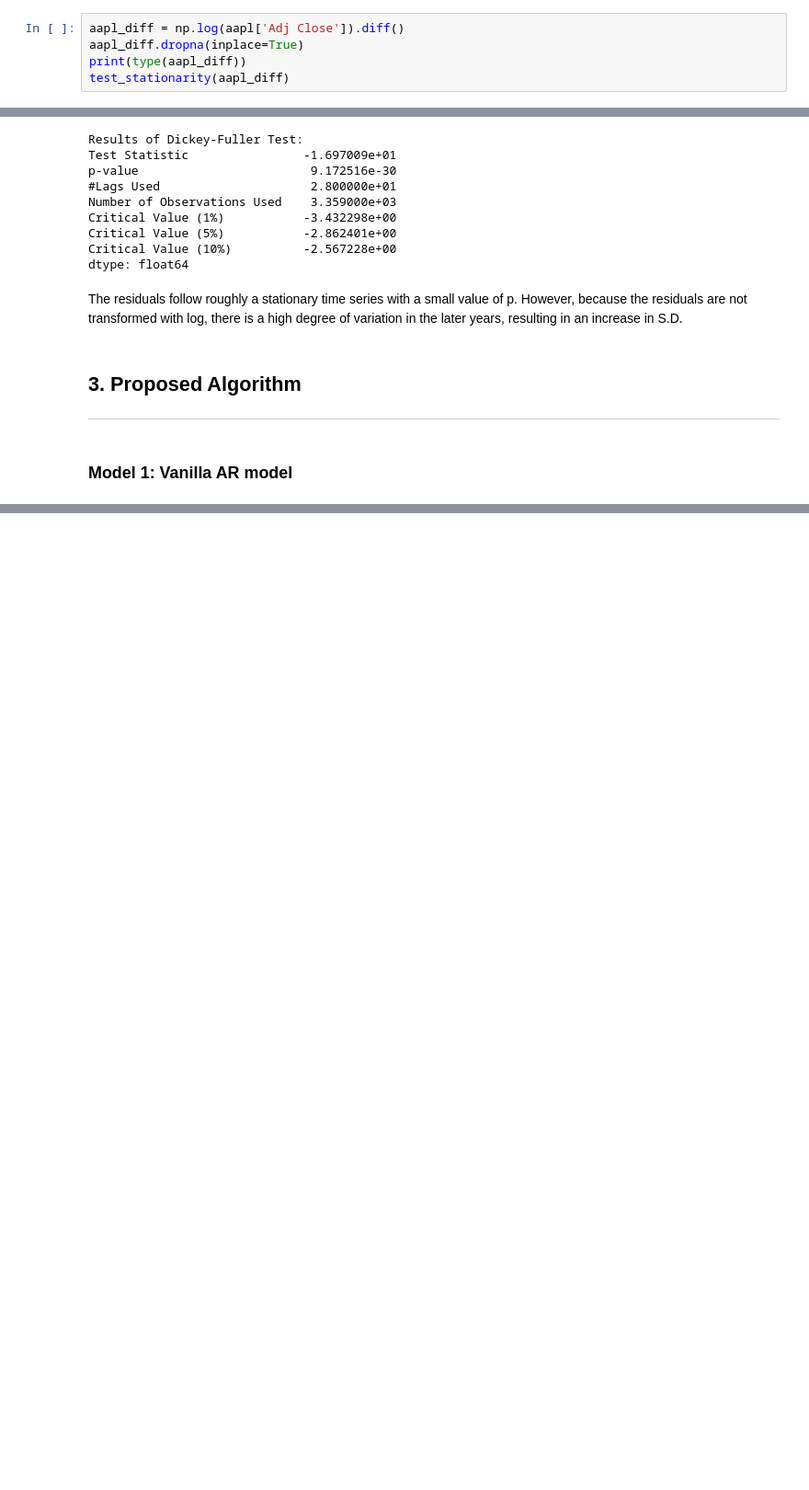
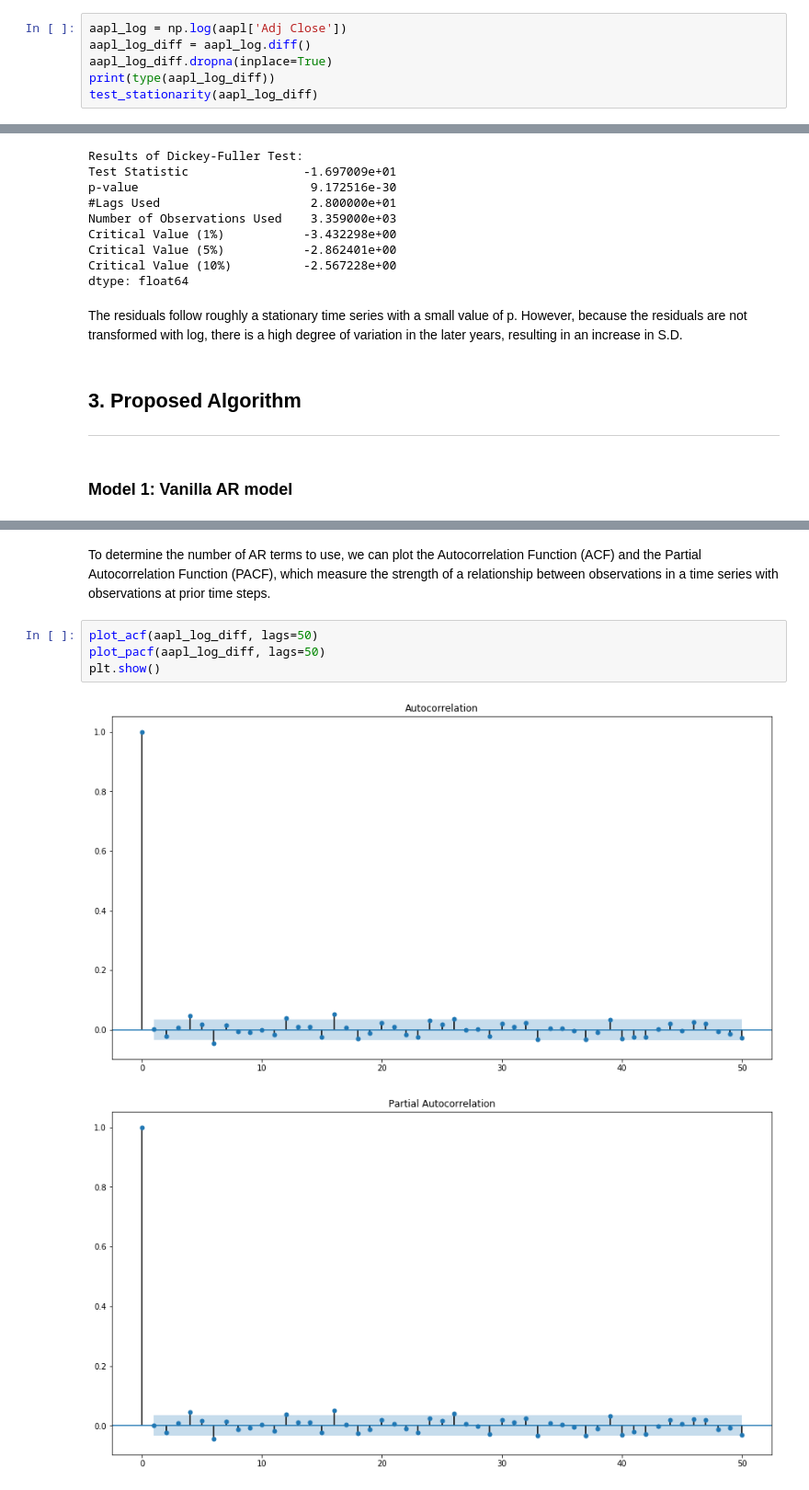
Before and after one commit to izesaon/humanperceptionmodel, a Jupyter notebook: project.ipynb, the cells around one changed output, grey strips where cells are left out. Shown at 92% size. Saved outputs shown, nothing was run; the diff lists cells and outputs as text; blank space fills up the shorter version.

```diff
--- a/project.ipynb
+++ b/project.ipynb
@@ -300,8 +303,9 @@ We then test for stationarity.
 # %%
-aapl_diff = np.log(aapl['Adj Close']).diff()
-aapl_diff.dropna(inplace=True)
-print(type(aapl_diff))
-test_stationarity(aapl_diff)
+aapl_log = np.log(aapl['Adj Close'])
+aapl_log_diff = aapl_log.diff()
+aapl_log_diff.dropna(inplace=True)
+print(type(aapl_log_diff))
+test_stationarity(aapl_log_diff)
 # %% [output]
 <class 'pandas.core.series.Series'>
 [figure]
@@ -346,0 +351,9 @@ An Auto-Regression model has been widely used to
+# %% [markdown]
+To determine the number of AR terms to use, we can plot the Autocorrelation Function (ACF) and the Partial Autocorrelation Function (PACF), which measure the strength of a relationship between observations in a time series with observations at prior time steps.
+# %%
+plot_acf(aapl_log_diff, lags=50)
+plot_pacf(aapl_log_diff, lags=50)
+plt.show()
+# %% [output]
+[figure, added]
+[figure, added]
```
Also changed, not shown: parts of 6 cells of this notebook.
